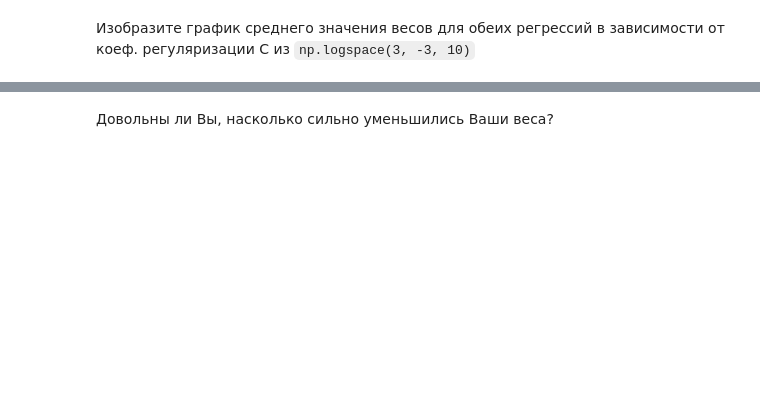
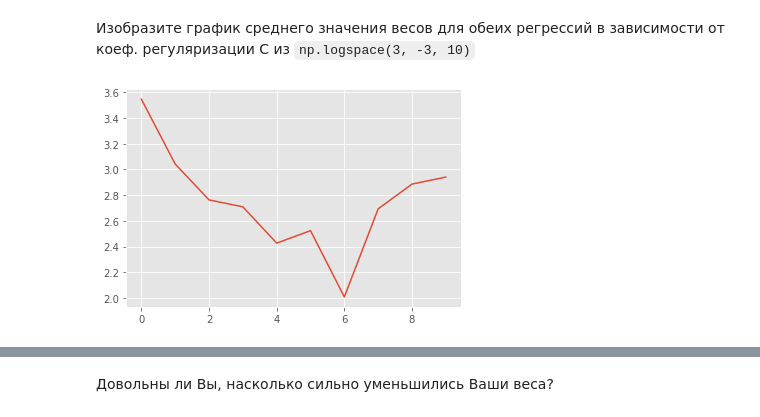
Before and after one commit to bulatral42/msu_ml_autumn_2020, a Jupyter notebook: valiahmetov_hw2.ipynb, the cells around one changed output, grey strips where cells are left out. Saved outputs shown, nothing was run; the diff lists cells and outputs as text; code cells hidden in the pictures; blank space fills up the shorter version.

```diff
--- a/valiahmetov_hw2.ipynb
+++ b/valiahmetov_hw2.ipynb
@@ -547,0 +608,14 @@ $N$ можно брать 10, 50, 100 и т.д.
+# %%
+# %%pycodestyle
+
+C_arr = np.logspace(-3, 3, 10)
+res1 = []
+for C in C_arr:
+    my_clf_log = MySGDClassifier(batch_generator, batch_size=100, max_epoch=30,
+                                 C=C, alpha=0.00000001, model_type='log_reg')
+    my_clf_log.fit(X, y)
+    res1.append(np.linalg.norm(my_clf_log.weights))
+plt.plot(range(len(res1)), np.log2(res1))
+plt.show()
+# %% [output]
+[figure, added]
```
Also changed, not shown: parts of 24 cells of this notebook.
